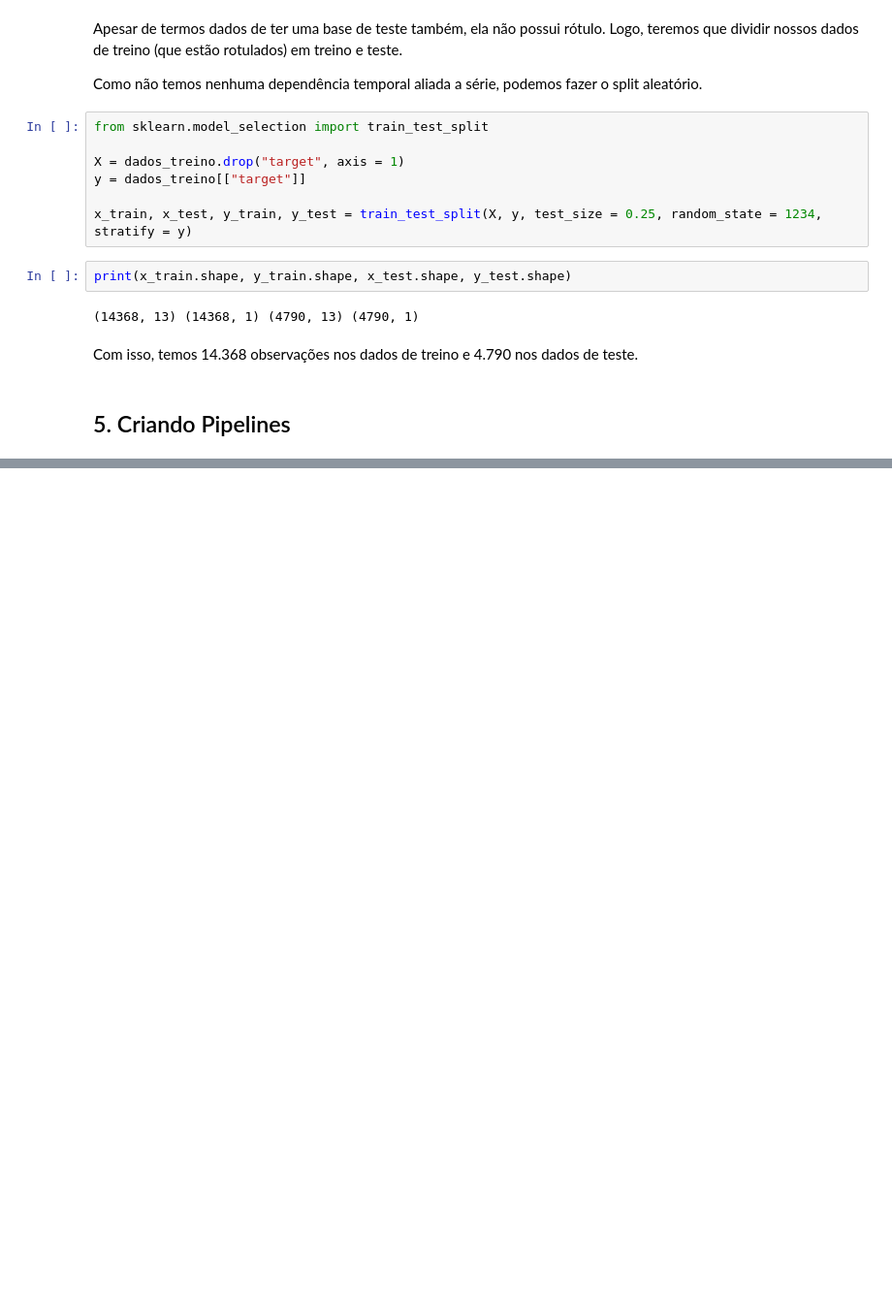
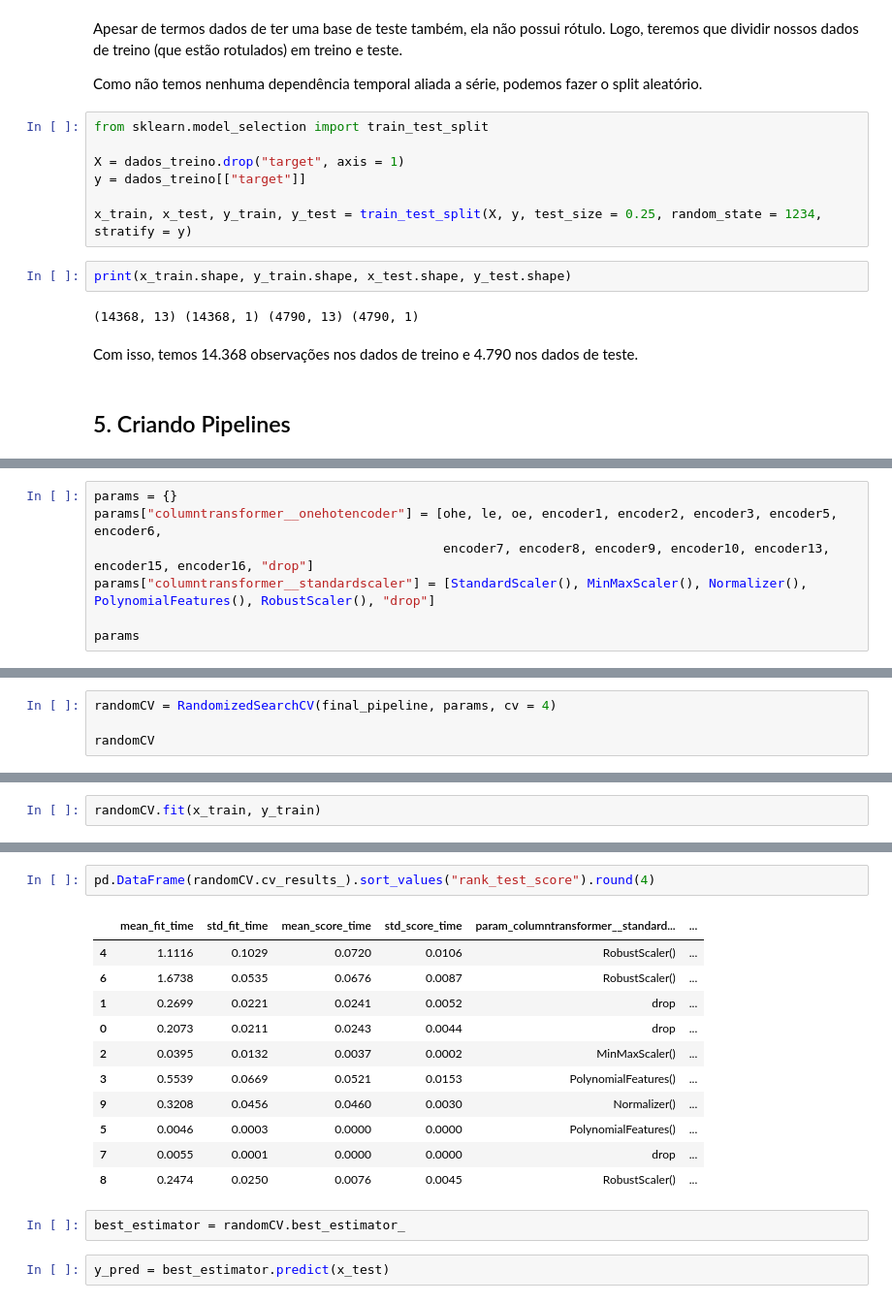
Before and after one commit to barbosarafael/sklearn_pipelines_examples, a Jupyter notebook: notebook/1.0.not_apply_sk_pipeline.ipynb, the cells around one changed output, grey strips where cells are left out. Shown at 97% size. Cells and saved outputs as stored; diff of their text form; blank space fills up the shorter version.

```diff
--- a/notebook/1.0.not_apply_sk_pipeline.ipynb
+++ b/notebook/1.0.not_apply_sk_pipeline.ipynb
@@ -212,0 +292,7 @@ Apesar de todas essas `warnings`, ele quis dizer que não encontrou uma observa
+# %%
+params = {}
+params["columntransformer__onehotencoder"] = [ohe, le, oe, encoder1, encoder2, encoder3, encoder5, encoder6,
+                                              encoder7, encoder8, encoder9, encoder10, encoder13, encoder15, encoder16, "drop"]
+params["columntransformer__standardscaler"] = [StandardScaler(), MinMaxScaler(), Normalizer(), PolynomialFeatures(), RobustScaler(), "drop"]
+
+params
@@ -212,0 +317,4 @@ Apesar de todas essas `warnings`, ele quis dizer que não encontrou uma observa
+# %%
+randomCV = RandomizedSearchCV(final_pipeline, params, cv = 4)
+
+randomCV
@@ -212,0 +339,2 @@ Apesar de todas essas `warnings`, ele quis dizer que não encontrou uma observa
+# %%
+randomCV.fit(x_train, y_train)
@@ -212,0 +359,18 @@ Apesar de todas essas `warnings`, ele quis dizer que não encontrou uma observa
+# %%
+pd.DataFrame(randomCV.cv_results_).sort_values("rank_test_score").round(4)
+# %% [output]
+|  | mean_fit_time | std_fit_time | mean_score_time | std_score_time | param_columntransformer__standard... | ... |
+| 4 | 1.1116 | 0.1029 | 0.0720 | 0.0106 | RobustScaler() | ... |
+| 6 | 1.6738 | 0.0535 | 0.0676 | 0.0087 | RobustScaler() | ... |
+| 1 | 0.2699 | 0.0221 | 0.0241 | 0.0052 | drop | ... |
+| 0 | 0.2073 | 0.0211 | 0.0243 | 0.0044 | drop | ... |
+| 2 | 0.0395 | 0.0132 | 0.0037 | 0.0002 | MinMaxScaler() | ... |
+| 3 | 0.5539 | 0.0669 | 0.0521 | 0.0153 | PolynomialFeatures() | ... |
+| 9 | 0.3208 | 0.0456 | 0.0460 | 0.0030 | Normalizer() | ... |
+| 5 | 0.0046 | 0.0003 | 0.0000 | 0.0000 | PolynomialFeatures() | ... |
+| 7 | 0.0055 | 0.0001 | 0.0000 | 0.0000 | drop | ... |
+| 8 | 0.2474 | 0.0250 | 0.0076 | 0.0045 | RobustScaler() | ... |
+# %%
+best_estimator = randomCV.best_estimator_
+# %%
+y_pred = best_estimator.predict(x_test)
```
Also changed, not shown: parts of 35 cells of this notebook.
